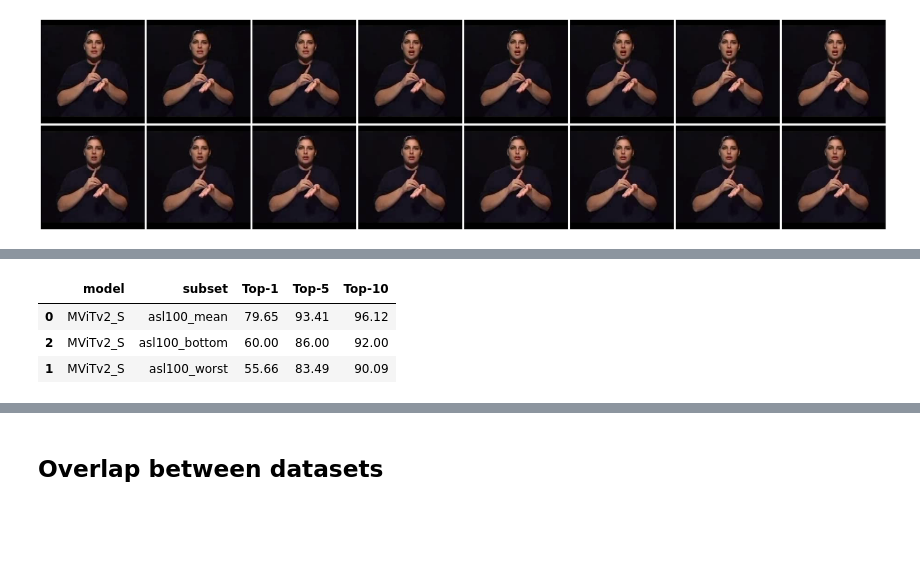
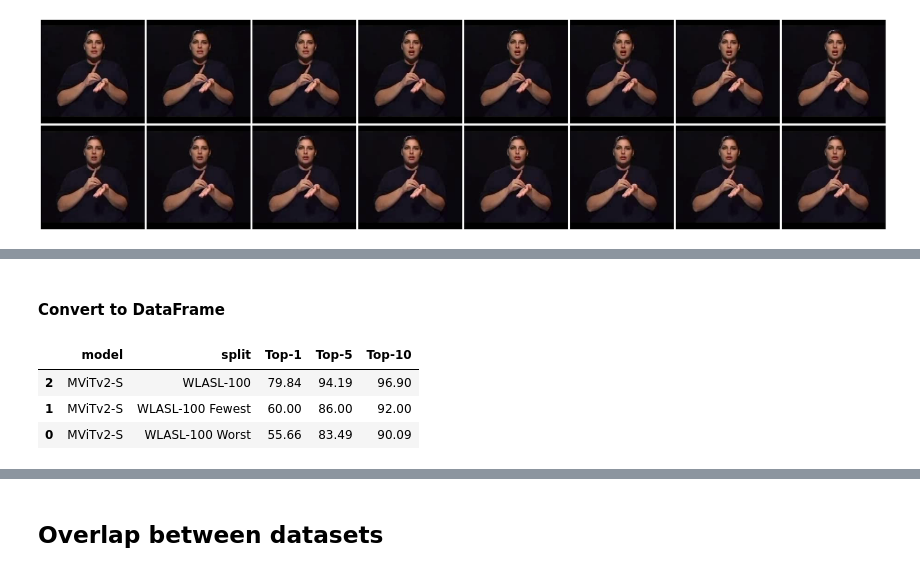
Before and after one commit to 0p3nTheSauce/SLR, a Jupyter notebook: src/results/dataset_analysis/different_100s.ipynb, the cells around one changed output, grey strips where cells are left out. Cells and saved outputs as stored; diff of their text form; code cells hidden in the pictures; blank space fills up the shorter version.

Commit message:
refactoring results

```diff
--- a/src/results/dataset_analysis/different_100s.ipynb
+++ b/src/results/dataset_analysis/different_100s.ipynb
@@ -94,9 +58,9 @@ Two runs on `asl100` for control, and then the runs on `asl100_worst` and `asl10
 # %%
-runs = find_runs(
-    filters,
-    sort_keys=[['results', 'test', 'average_loss']])
-# for run in runs['results']:
-#     print(json.dumps((run['admin']), indent=4))
-#     print()
-print(len(runs))
+project_name = 'dataset_analysis'
+results_dir = RESULTS_DIR / project_name
+output_dir = RESULTS_OUTPUTS / project_name
+runs = fetch_runs(results_dir / 'filters.py')
+print(f'{len(runs)} found')
+# for run in runs:
+#     print(json.dumps(run.admin.model_dump(), indent=4))
 # %% [output]
@@ -112,43 +73,28 @@ We take the mean of the two run on `asl100` and each of the runs on the custom b
 avail_acc_types = ["top_k_average_per_class_acc", "top_k_per_instance_acc"]
 acc_type = avail_acc_types[1]
 set_name = 'test'
-
-df_format = []
-
-mvit_average = {'top1': 0, 'top2': 0, 'top3': 0}
-num_mvit = 0
-li = []
-for i, res in enumerate(runs['results']):
-    model_name = res['admin']['model']
-    split = res['admin']['split']
-    if split == 'asl100':
-        mvit_average = {k : v + v2 for (k,v), v2 in zip(res['results'][set_name][acc_type].items(), mvit_average.values())}
-        num_mvit += 1
-        li.append(i)
-
-df_format.append({'model': 'MViTv2_S', 'subset': 'asl100_mean'} | {k : v / num_mvit for k, v in mvit_average.items()})
-
-for res in runs['results']:
-    model_name = res['admin']['model']
-    split = res['admin']['split']
-    if split =='asl100':
-        continue
-    df_format.append(
-        {'model': model_name, 'subset': split} | {k : v for k, v in res['results'][set_name][acc_type].items()}
-    )
-
-
-df = pd.DataFrame(df_format)
-df = df.rename(columns={"top1": "Top-1", "top5": "Top-5", "top10": "Top-10"})
-df['Top-1'] = df['Top-1'].apply(lambda x: f'{x*100:.2f}')
-df['Top-5'] = df['Top-5'].apply(lambda x: f'{x*100:.2f}')
-df['Top-10'] = df['Top-10'].apply(lambda x: f'{x*100:.2f}')
-
-df = df.sort_values('Top-1', ascending=False)
-
-display(df)
-# %% [output]
-|  | model | subset | Top-1 | Top-5 | Top-10 |
-| 0 | MViTv2_S | asl100_mean | 79.65 | 93.41 | 96.12 |
-| 2 | MViTv2_S | asl100_bottom | 60.00 | 86.00 | 92.00 |
-| 1 | MViTv2_S | asl100_worst | 55.66 | 83.49 | 90.09 |
+# %% [markdown]
+#### Convert to DataFrame
+# %%
+df_format = []
+
+
+for run in runs:
+    df_format.append(
+        {'model': run.admin.model.replace('_', '-'), 'split': split_name_mapper(run.admin.split)} | {k : v for k, v in run.results.model_dump()[set_name][acc_type].items()}
+    )
+
+df = pd.DataFrame(df_format)
+df = df.rename(columns={"top1": "Top-1", "top5": "Top-5", "top10": "Top-10"})
+df['Top-1'] = df['Top-1'].apply(lambda x: f'{x*100:.2f}')
+df['Top-5'] = df['Top-5'].apply(lambda x: f'{x*100:.2f}')
+df['Top-10'] = df['Top-10'].apply(lambda x: f'{x*100:.2f}')
+
+df = df.sort_values('Top-1', ascending=False)
+
+display(df)
+# %% [output]
+|  | model | split | Top-1 | Top-5 | Top-10 |
+| 2 | MViTv2-S | WLASL-100 | 79.84 | 94.19 | 96.90 |
+| 1 | MViTv2-S | WLASL-100 Fewest | 60.00 | 86.00 | 92.00 |
+| 0 | MViTv2-S | WLASL-100 Worst | 55.66 | 83.49 | 90.09 |
```
Also changed, not shown: parts of 8 cells of this notebook, 38 other files.
